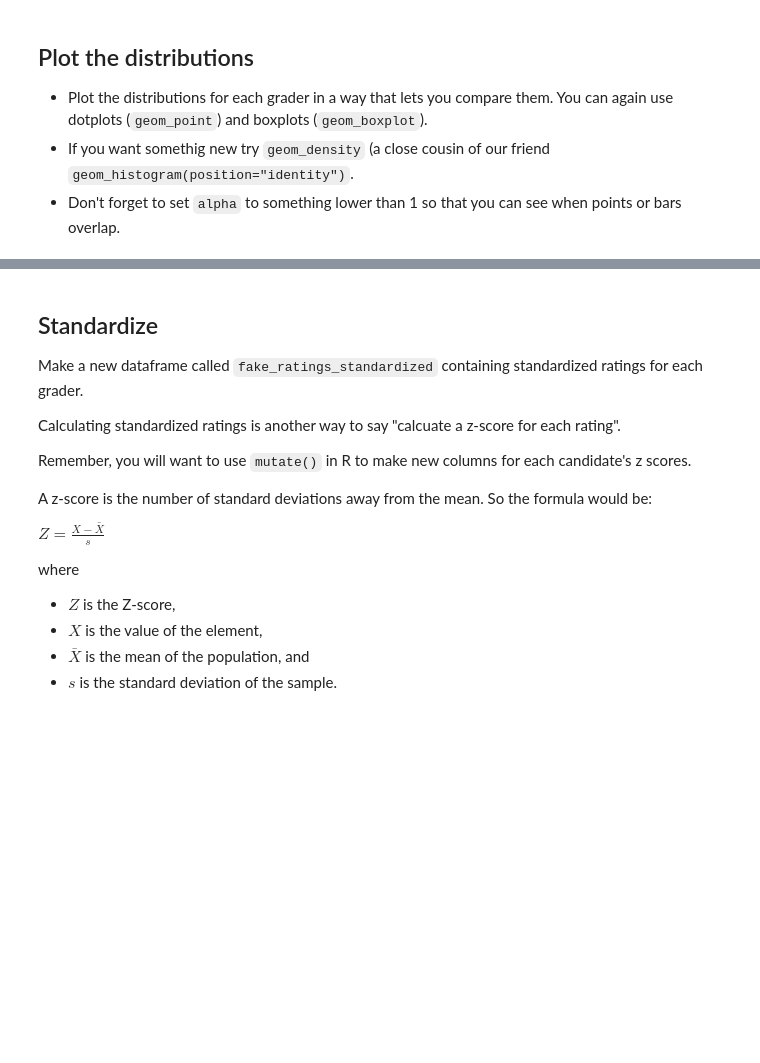
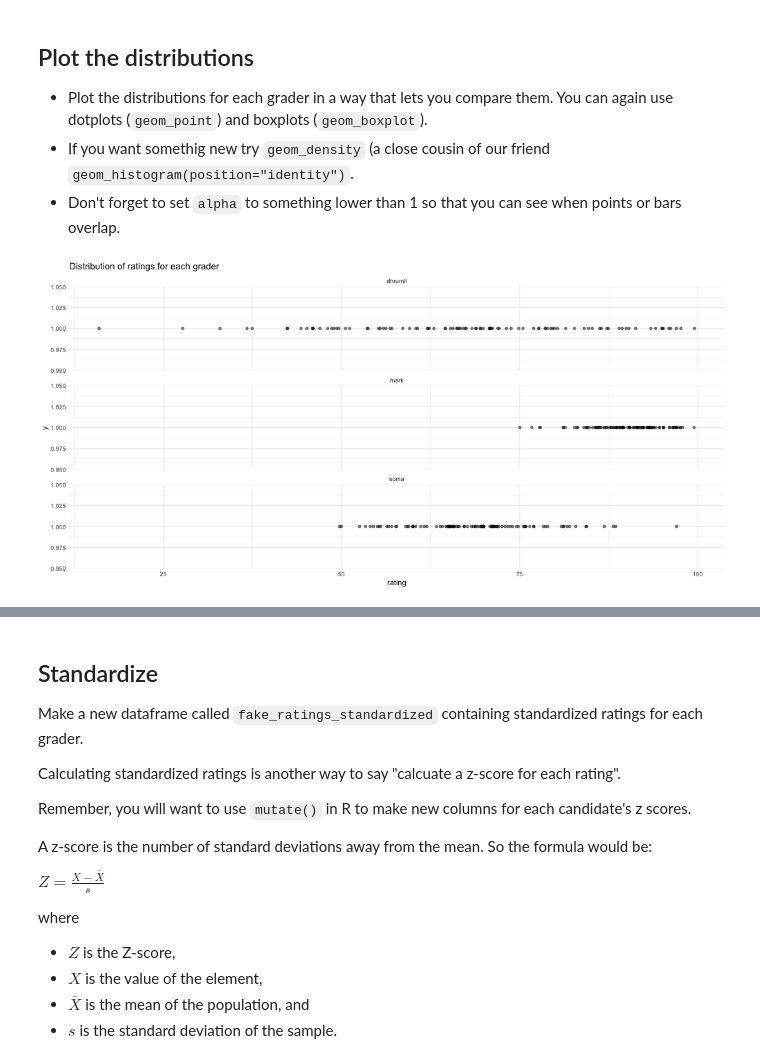
Before and after one commit to mjdanbury/standardizing-data, a Jupyter notebook: notebook.ipynb, the cells around one changed output, grey strips where cells are left out. Cells and saved outputs as stored; diff of their text form; code cells hidden in the pictures; blank space fills up the shorter version.

```diff
--- a/notebook.ipynb
+++ b/notebook.ipynb
@@ -73,6 +144,21 @@ This will prove useful when plotting.
+# %%
+%%R
+
+fake_ratings_long <- fake_ratings %>% pivot_longer(cols = everything(), names_to = "grader", values_to = "rating")
 # %% [markdown]
 ## Plot the distributions
 
 * Plot the distributions for each grader in a way that lets you compare them. You can again use dotplots (`geom_point`) and boxplots (`geom_boxplot`).
 * If you want somethig new try `geom_density` (a close cousin of our friend `geom_histogram(position="identity")`.
 * Don't forget to set `alpha` to something lower than 1 so that you can see when points or bars overlap.
+# %%
+%%R -w 1000 -o fake_ratings
+
+# plot the distributions for each grader
+fake_ratings_long %>% ggplot(aes(x = rating, y=1)) +
+    geom_point(alpha = 0.5) +
+    theme_minimal() +
+    facet_wrap(~grader, ncol=1) +
+    labs(title = "Distribution of ratings for each grader")
+# %% [output]
+[figure, added]
```
Also changed, not shown: parts of 11 cells of this notebook.
